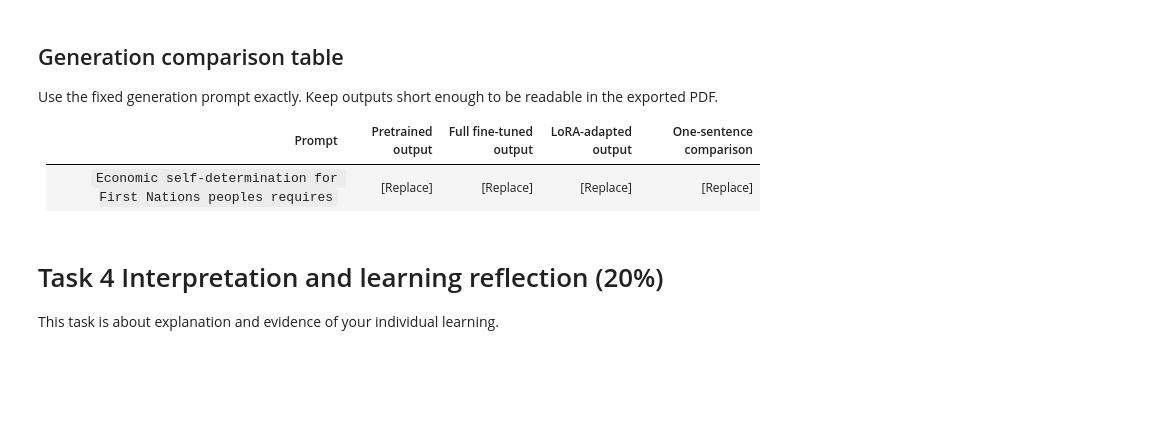
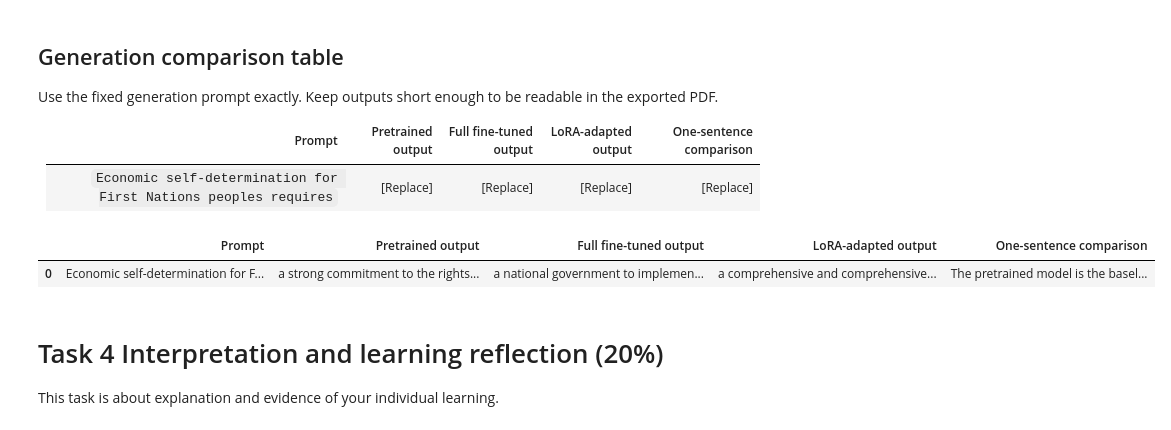
Before and after one commit to keomaborges/a4, a Jupyter notebook: SIT744_Assignment4_student_template.ipynb, the cells around one changed output. Saved outputs shown, nothing was run; the diff lists cells and outputs as text; code cells hidden in the pictures; blank space fills up the shorter version.

```diff
--- a/SIT744_Assignment4_student_template.ipynb
+++ b/SIT744_Assignment4_student_template.ipynb
@@ -1089,13 +1049,13 @@ if torch.cuda.is_available():
 # A saída deve ser comparada com a perplexity e com o output LoRA.
 
 full_output = generate_continuation(
-    full_model,
+    model_full,
     tokenizer,
     GENERATION_PROMPT,
     GENERATION_CONFIG,
 )
 
-full_model.to("cpu")
+model_full.to("cpu")
 if torch.cuda.is_available():
     torch.cuda.empty_cache()
 
@@ -1120,33 +1080,36 @@ if torch.cuda.is_available():
 # -------------------------------------------------------------------
 # Frase curta de comparação
 # -------------------------------------------------------------------
 # Esta frase ainda é provisória.
 # Depois de você rodar e ver os outputs reais, pode ajustar com base nos resultados.
 #
 # O importante é que a comparação final da Task 4 mencione:
 # - master results table
 # - generation comparison table
 # - perplexity
 # - parâmetros treináveis
 # - tempo de treino
 
 one_sentence_comparison = (
     "The pretrained model is the baseline, while the full fine-tuned and LoRA-adapted "
     "outputs should be compared using their domain relevance, coherence, perplexity, "
     "training time, and number of trainable parameters."
 )
 
 generation_comparison_table = pd.DataFrame([
     {
         "Prompt": GENERATION_PROMPT,
         "Pretrained output": pretrained_output,
         "Full fine-tuned output": full_output,
         "LoRA-adapted output": lora_output,
         "One-sentence comparison": one_sentence_comparison,
     }
 ])
 
 generation_comparison_table
+# %% [output]
+|  | Prompt | Pretrained output | Full fine-tuned output | LoRA-adapted output | One-sentence comparison |
+| 0 | Economic self-determination for F... | a strong commitment to the rights... | a national government to implemen... | a comprehensive and comprehensive... | The pretrained model is the basel... |
 # %% [markdown]
 # Task 4 Interpretation and learning reflection (20%)
 
```
Also changed, not shown: parts of 5 cells of this notebook.
